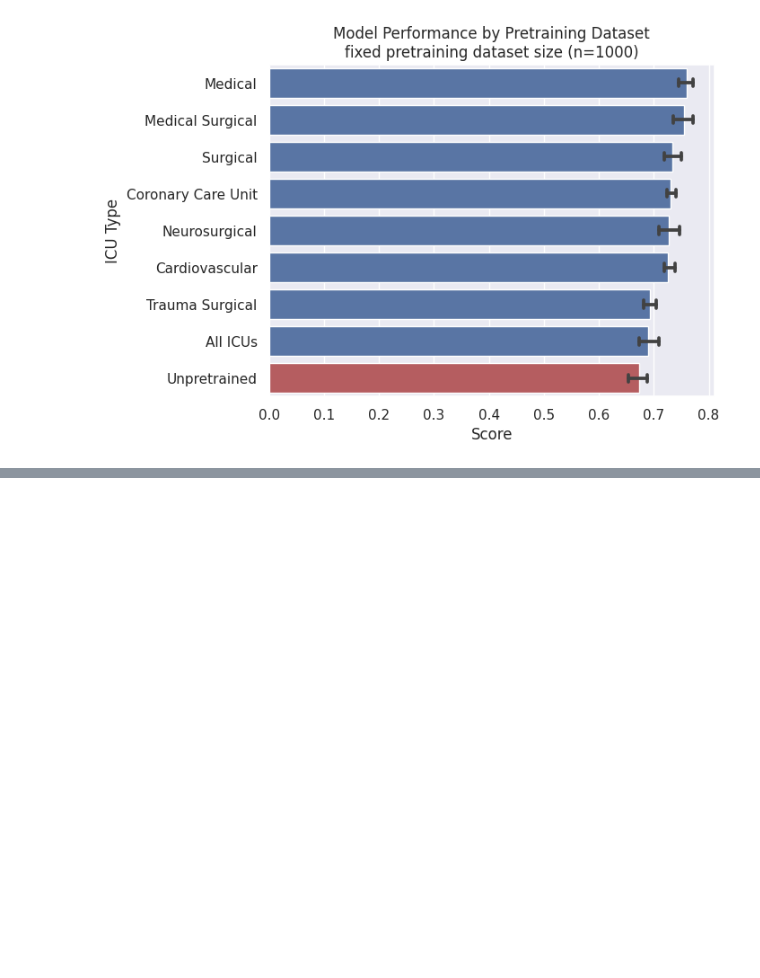
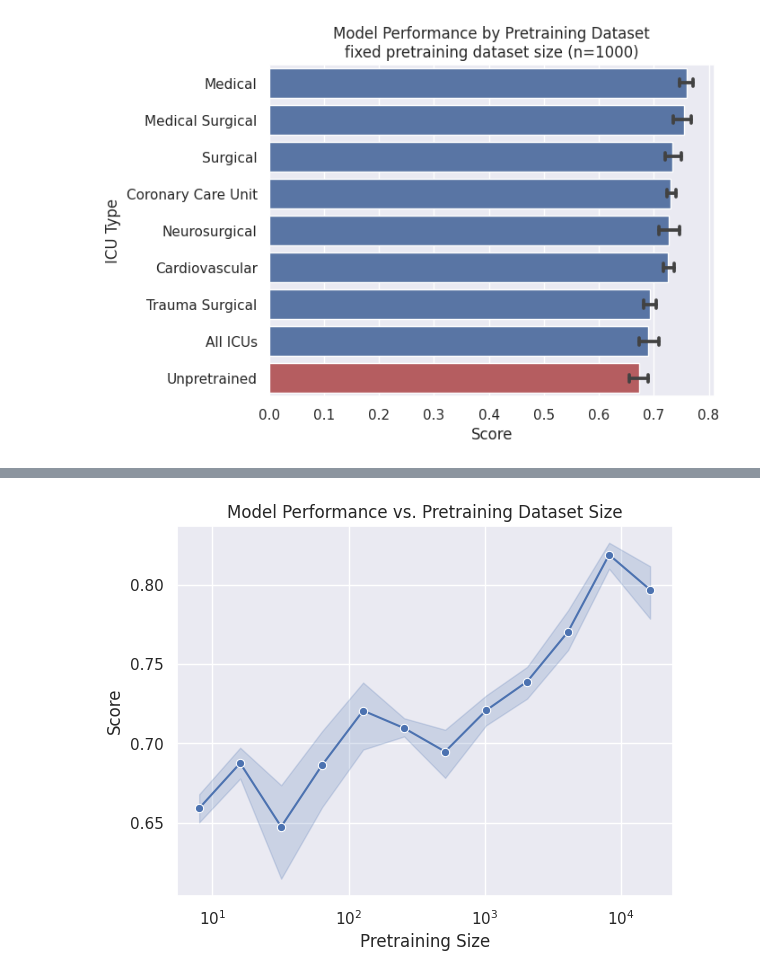
Before and after one commit to isears/tabecmo, a Jupyter notebook: visualizations.ipynb, the cells around one changed output, grey strips where cells are left out. Saved outputs shown, nothing was run; the diff lists cells and outputs as text; code cells hidden in the pictures; blank space fills up the shorter version.

Commit message:
Add visualization for performance vs pretraining dataset size

```diff
--- a/visualizations.ipynb
+++ b/visualizations.ipynb
@@ -84,0 +88,3 @@ sns.barplot(
+# %%
+pvpt = results_raw[(results_raw['Pretraining Size'] != 0) & (results_raw['Pretraining Size'] != 1000)]
+pvpt
@@ -84,0 +109,12 @@ sns.barplot(
+# %%
+sns.set_theme()
+
+sns.lineplot(
+    data=pvpt,
+    x="Pretraining Size",
+    y="Score",
+    marker='o',
+).set(title='Model Performance vs. Pretraining Dataset Size')
+plt.xscale('log')
+# %% [output]
+[figure, added]
```
Also changed, not shown: parts of 5 cells of this notebook, 1 other file.
